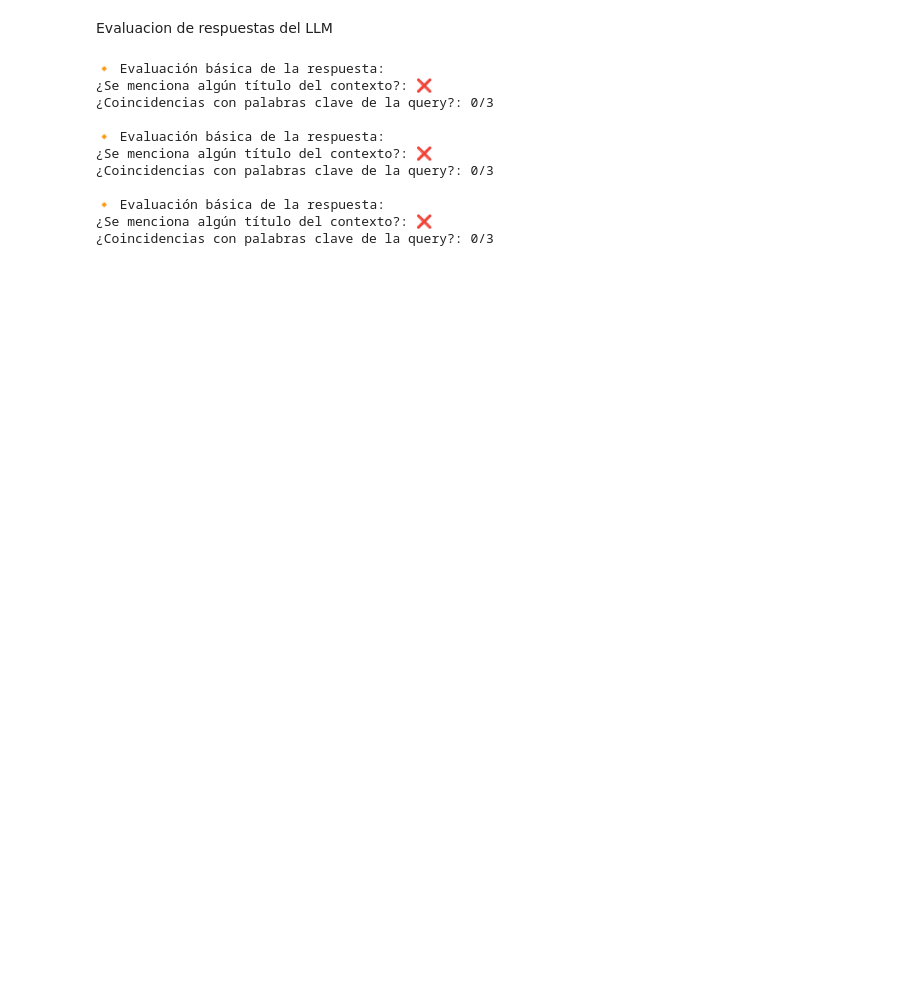
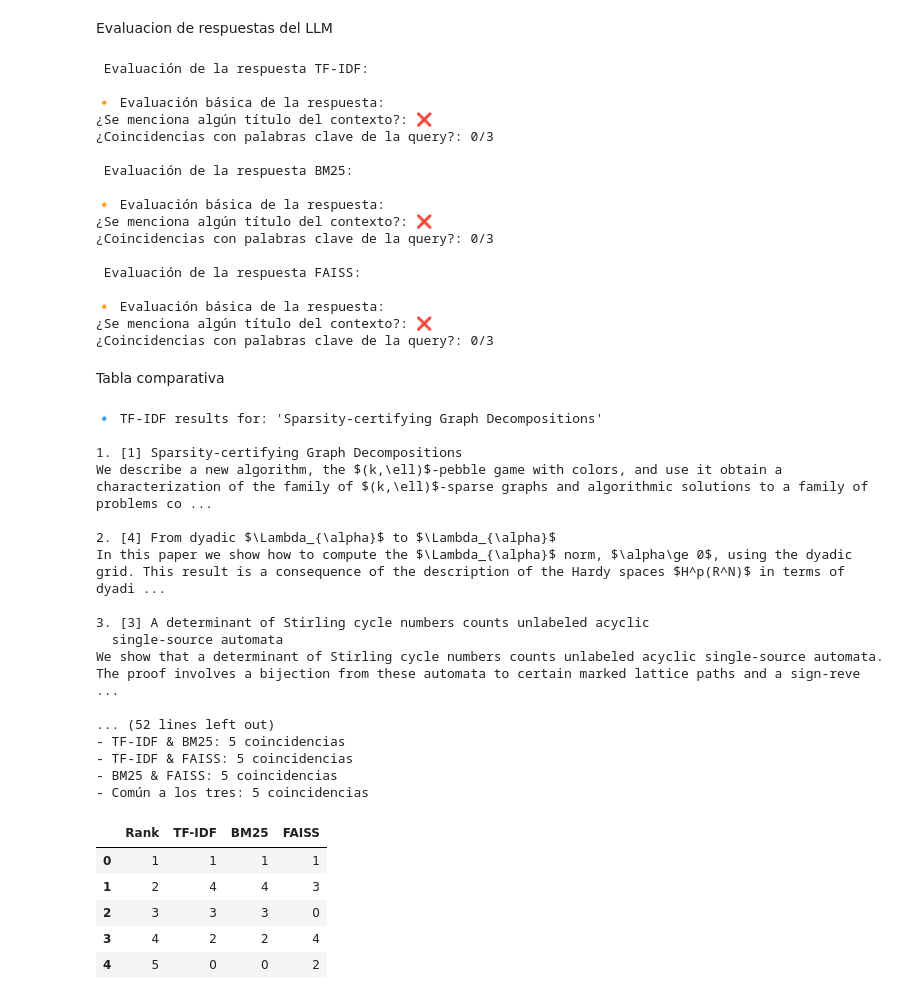
Before and after one commit to cesarvillacis/Universidad, a Jupyter notebook: Examen/Examen.ipynb, the cells around one changed output. Saved outputs shown, nothing was run; the diff lists cells and outputs as text; code cells hidden in the pictures; blank space fills up the shorter version.

```diff
--- a/Examen/Examen.ipynb
+++ b/Examen/Examen.ipynb
@@ -569,18 +569,83 @@ def evaluar_respuesta_llm(respuesta, context_items, query):
     print("¿Se menciona algún título del contexto?:", "✅" if titulo_mencionado else "❌")
     print("¿Coincidencias con palabras clave de la query?:", f"{coincidencias}/{len(palabras_clave)}")
 # %%
+print("\n Evaluación de la respuesta TF-IDF:")
 evaluar_respuesta_llm(tdifd_response.output_text, context_items, query)
+print("\n Evaluación de la respuesta BM25:")
 evaluar_respuesta_llm(bm25_response.output_text, context_items_bm25, query)
+print("\n Evaluación de la respuesta FAISS:")
 evaluar_respuesta_llm(faiss_response.output_text, context_items_faiss, query)
 # %% [output]
-🔸 Evaluación básica de la respuesta:
-¿Se menciona algún título del contexto?: ❌
-¿Coincidencias con palabras clave de la query?: 0/3
+ Evaluación de la respuesta TF-IDF:
 
 🔸 Evaluación básica de la respuesta:
 ¿Se menciona algún título del contexto?: ❌
 ¿Coincidencias con palabras clave de la query?: 0/3
 
+ Evaluación de la respuesta BM25:
+
 🔸 Evaluación básica de la respuesta:
 ¿Se menciona algún título del contexto?: ❌
 ¿Coincidencias con palabras clave de la query?: 0/3
+
+ Evaluación de la respuesta FAISS:
+
+🔸 Evaluación básica de la respuesta:
+¿Se menciona algún título del contexto?: ❌
+¿Coincidencias con palabras clave de la query?: 0/3
+# %% [markdown]
+Tabla comparativa
+# %%
+def ranking_comparison_simple(query, top_k=10):
+    # Obtener índices
+    indices_tfidf, _ = search_tfidf(query, top_k=top_k)
+    indices_bm25, _ = search_bm25(query, top_k=top_k)
+    indices_faiss, _ = search_faiss(query, top_k=top_k)
+
+    # Crear tabla con solo IDs
+    df_simple = pd.DataFrame({
+        'Rank': list(range(1, top_k + 1)),
+        'TF-IDF': indices_tfidf,
+        'BM25': indices_bm25,
+        'FAISS': indices_faiss
+    })
+
+    # Medir solapamientos
+    set_tfidf = set(indices_tfidf)
+    set_bm25 = set(indices_bm25)
+    set_faiss = set(indices_faiss)
+
+    print(f"\n🔎 Coincidencias entre modelos para la query: '{query}'")
+    print(f"- TF-IDF & BM25: {len(set_tfidf & set_bm25)} coincidencias")
+    print(f"- TF-IDF & FAISS: {len(set_tfidf & set_faiss)} coincidencias")
+    print(f"- BM25 & FAISS: {len(set_bm25 & set_faiss)} coincidencias")
+    print(f"- Común a los tres: {len(set_tfidf & set_bm25 & set_faiss)} coincidencias")
+
+    return df_simple
+# %%
+tabla= ranking_comparison_simple(query, top_k=5)
+tabla
+# %% [output]
+🔹 TF-IDF results for: 'Sparsity-certifying Graph Decompositions'
+
+1. [1] Sparsity-certifying Graph Decompositions
+We describe a new algorithm, the $(k,\ell)$-pebble game with colors, and use it obtain a characterization of the family of $(k,\ell)$-sparse graphs and algorithmic solutions to a family of problems co ...
+
+2. [4] From dyadic $\Lambda_{\alpha}$ to $\Lambda_{\alpha}$
+In this paper we show how to compute the $\Lambda_{\alpha}$ norm, $\alpha\ge 0$, using the dyadic grid. This result is a consequence of the description of the Hardy spaces $H^p(R^N)$ in terms of dyadi ...
+
+3. [3] A determinant of Stirling cycle numbers counts unlabeled acyclic
+  single-source automata
+We show that a determinant of Stirling cycle numbers counts unlabeled acyclic single-source automata. The proof involves a bijection from these automata to certain marked lattice paths and a sign-reve ...
+
+... (52 lines left out)
+- TF-IDF & BM25: 5 coincidencias
+- TF-IDF & FAISS: 5 coincidencias
+- BM25 & FAISS: 5 coincidencias
+- Común a los tres: 5 coincidencias
+|  | Rank | TF-IDF | BM25 | FAISS |
+| 0 | 1 | 1 | 1 | 1 |
+| 1 | 2 | 4 | 4 | 3 |
+| 2 | 3 | 3 | 3 | 0 |
+| 3 | 4 | 2 | 2 | 4 |
+| 4 | 5 | 0 | 0 | 2 |
```
Also changed, not shown: parts of 2 cells of this notebook.
